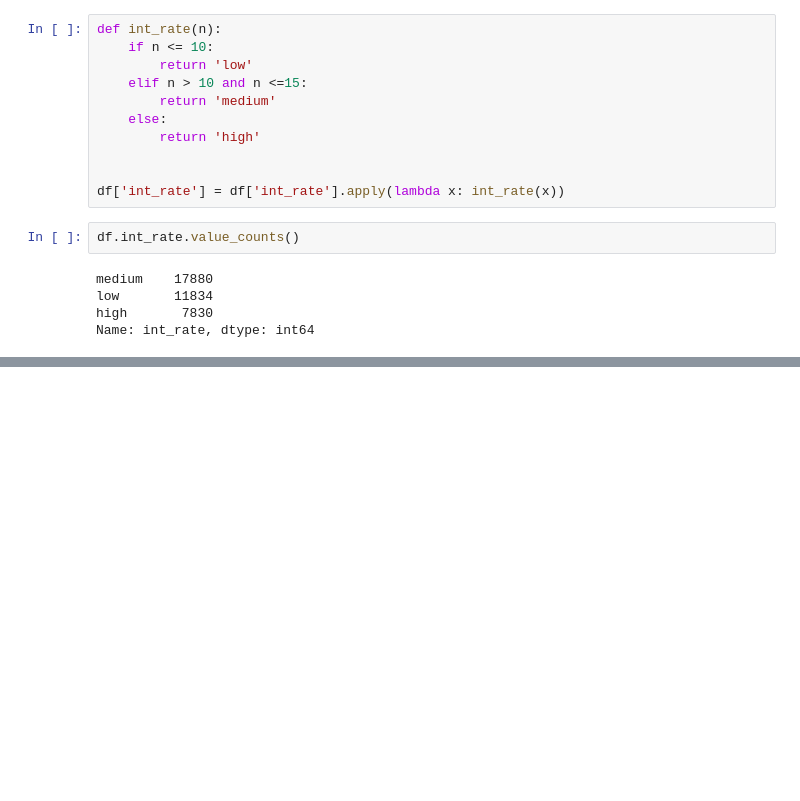
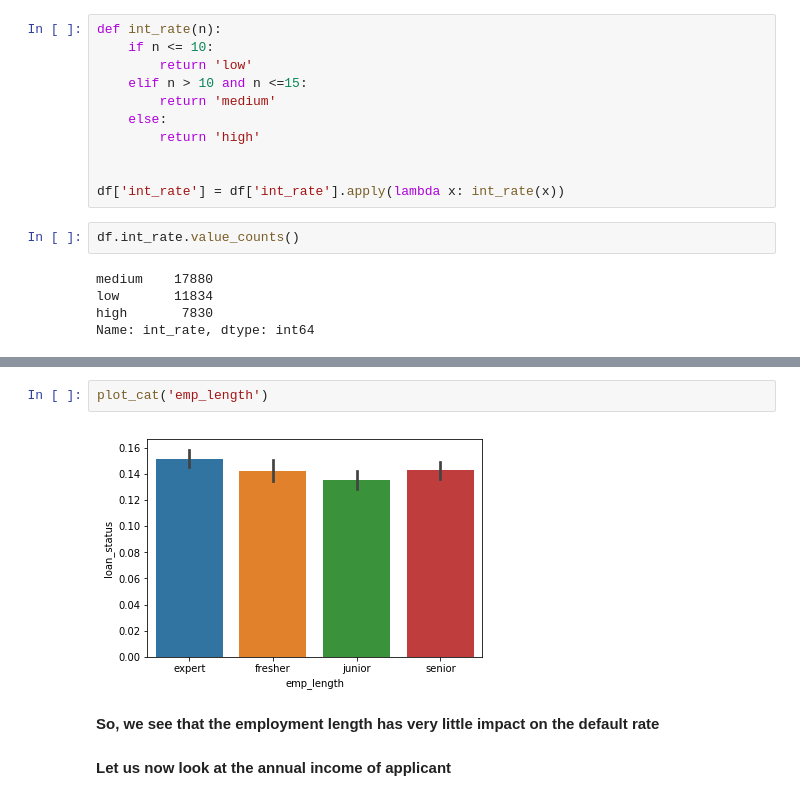
Before and after one commit to amnpandey/pgdml, a Jupyter notebook: LendingClub_assignment.ipynb, the cells around one changed output, grey strips where cells are left out. Saved outputs shown, nothing was run; the diff lists cells and outputs as text; blank space fills up the shorter version.

```diff
--- a/LendingClub_assignment.ipynb
+++ b/LendingClub_assignment.ipynb
@@ -669,0 +696,8 @@ Let us plot
+# %%
+plot_cat('emp_length')
+# %% [output]
+[figure, added]
+# %% [markdown]
+**So, we see that the employment length has very little impact on the default rate**
+# %% [markdown]
+**Let us now look at the annual income of applicant**
```
Also changed, not shown: parts of 23 cells of this notebook.
